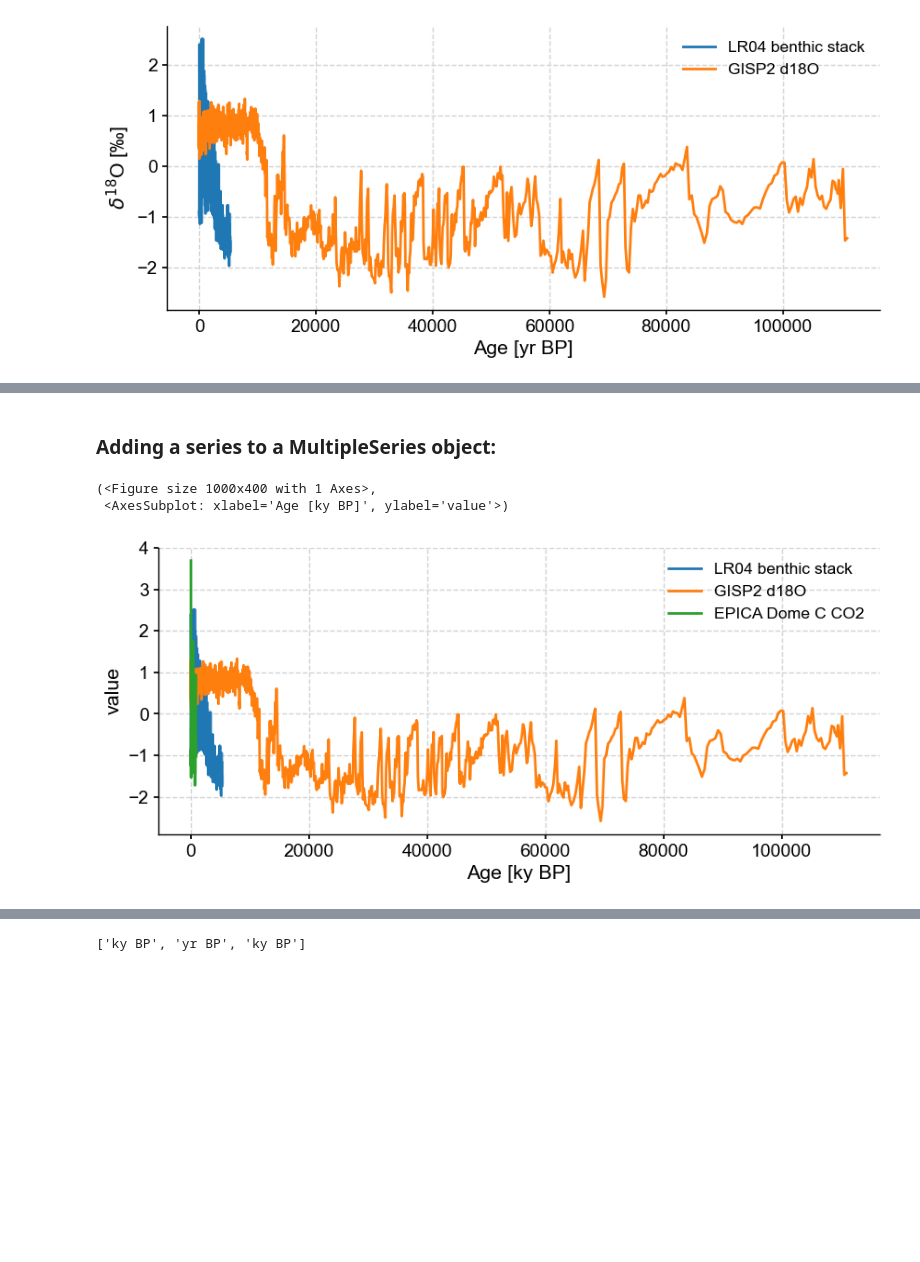
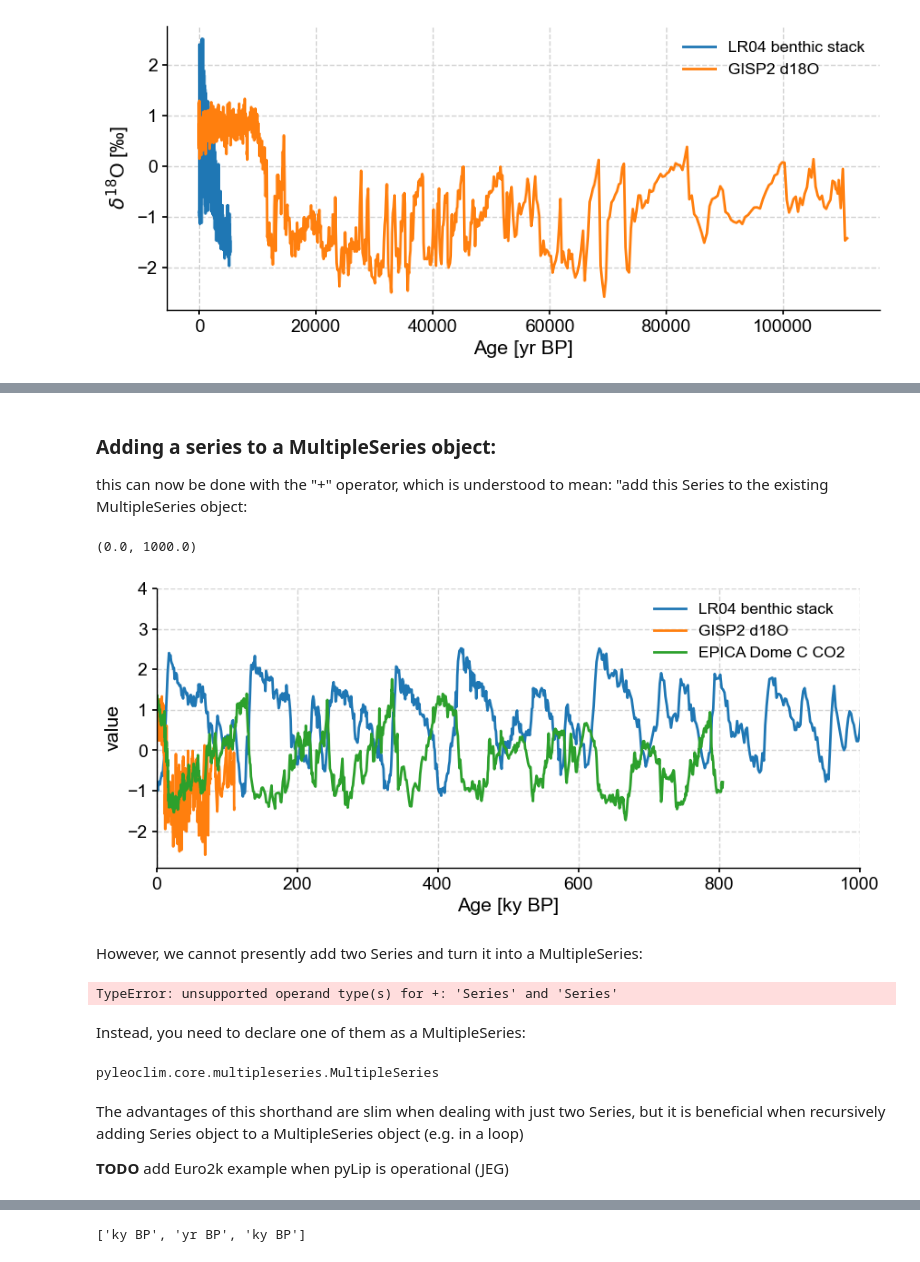
Before and after one commit to LinkedEarth/paleoPandas, a Jupyter notebook: notebooks/Paleopandas Playground.ipynb, the cells around one changed output, grey strips where cells are left out. Saved outputs shown, nothing was run; the diff lists cells and outputs as text; code cells hidden in the pictures; blank space fills up the shorter version.

```diff
--- a/notebooks/Paleopandas Playground.ipynb
+++ b/notebooks/Paleopandas Playground.ipynb
@@ -345,0 +336,3 @@ ms.standardize().plot()  # BUG: issue with the units
+# %%
+ms = pyleo.MultipleSeries([lr04, gisp2.convert_time_unit('ky BP')])
+ms.standardize().plot()
@@ -346,9 +343,28 @@ ms.standardize().plot()  # BUG: issue with the units
 # %% [markdown]
 ### Adding a series to a MultipleSeries object:
+
+this can now be done with the "+" operator, which is understood to mean: "add this Series to the existing MultipleSeries object:
 # %%
 ms3 = ms + co2ts
-ms3.standardize().plot()
+fig, ax = ms3.standardize().plot()
+ax.set_xlim([0, 1000])  # need a slice or sel method, maybe using to_pandas()?
 # %% [output]
-(<Figure size 1000x400 with 1 Axes>,
- <AxesSubplot: xlabel='Age [ky BP]', ylabel='value'>)
+(0.0, 1000.0)
-[figure, old version]
+[figure, new version]
+# %% [markdown]
+However, we cannot presently add two Series and turn it into a MultipleSeries:
+# %%
+ms2 = lr04 + co2ts
+# %% [output]
+TypeError: unsupported operand type(s) for +: 'Series' and 'Series'
+# %% [markdown]
+Instead, you need to declare one of them as a MultipleSeries:
+# %%
+ms2 = pyleo.MultipleSeries([lr04]) + co2ts
+type(ms2)
+# %% [output]
+pyleoclim.core.multipleseries.MultipleSeries
+# %% [markdown]
+The advantages of this shorthand are slim when dealing with just two Series, but it is beneficial when recursively adding Series object to a MultipleSeries object (e.g. in a loop)
+
+**TODO** add Euro2k example when pyLip is operational (JEG)
```
Also changed, not shown: parts of 20 cells of this notebook.
